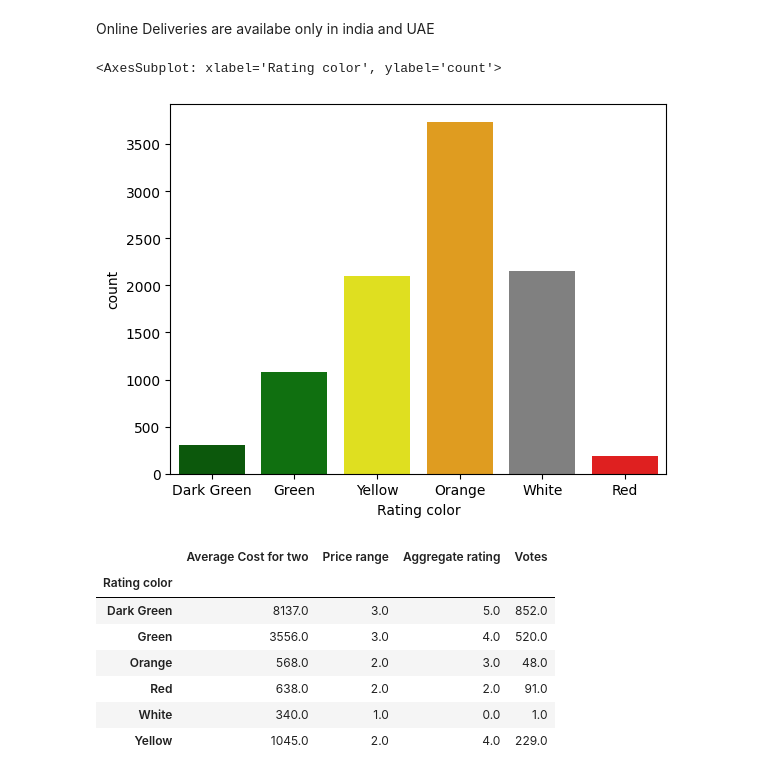
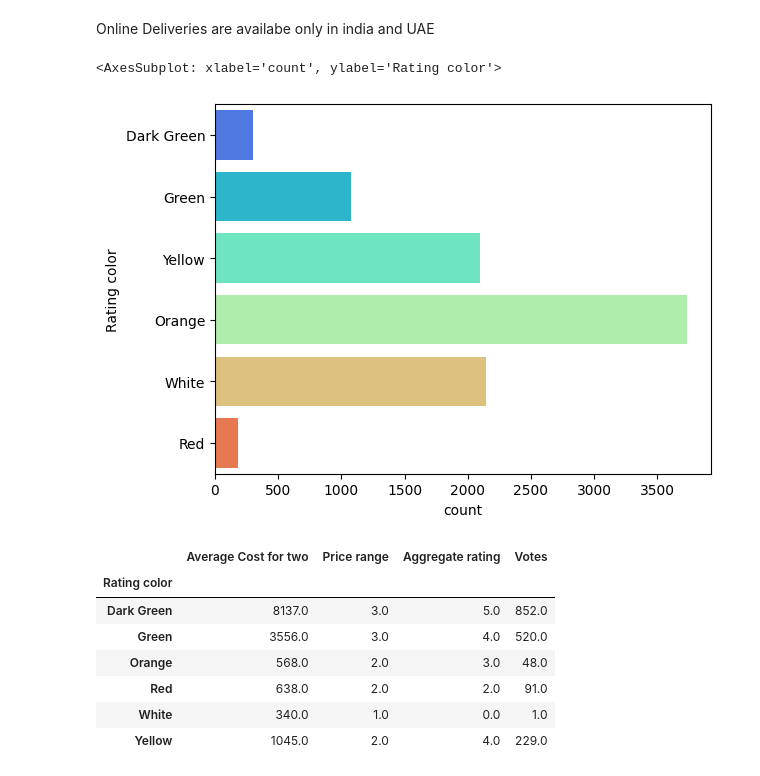
Before and after one commit to anjusukumaran4/data_visualization, a Jupyter notebook: zomato-restaurants-data-eda.ipynb, the cells around one changed output. Cells and saved outputs as stored; diff of their text form; code cells hidden in the pictures.

Commit message:
Kaggle Notebook | Zomato Restaurants Data | EDA |  | Version 4

```diff
--- a/zomato-restaurants-data-eda.ipynb
+++ b/zomato-restaurants-data-eda.ipynb
@@ -252,10 +282,10 @@ Online Deliveries are availabe only in india and UAE
 # %%
 # Analysing 'Rating color' column
 
-sns.countplot(x='Rating color',data=df,palette=['darkgreen','green','yellow','orange','grey','red'])
+sns.countplot(y='Rating color',data=df,palette='rainbow')
 # %% [output]
-<AxesSubplot: xlabel='Rating color', ylabel='count'>
+<AxesSubplot: xlabel='count', ylabel='Rating color'>
-[figure, old version]
+[figure, new version]
 # %%
 # Analysing 'Average Cost for two' column
 
```
Also changed, not shown: parts of 33 cells of this notebook.
